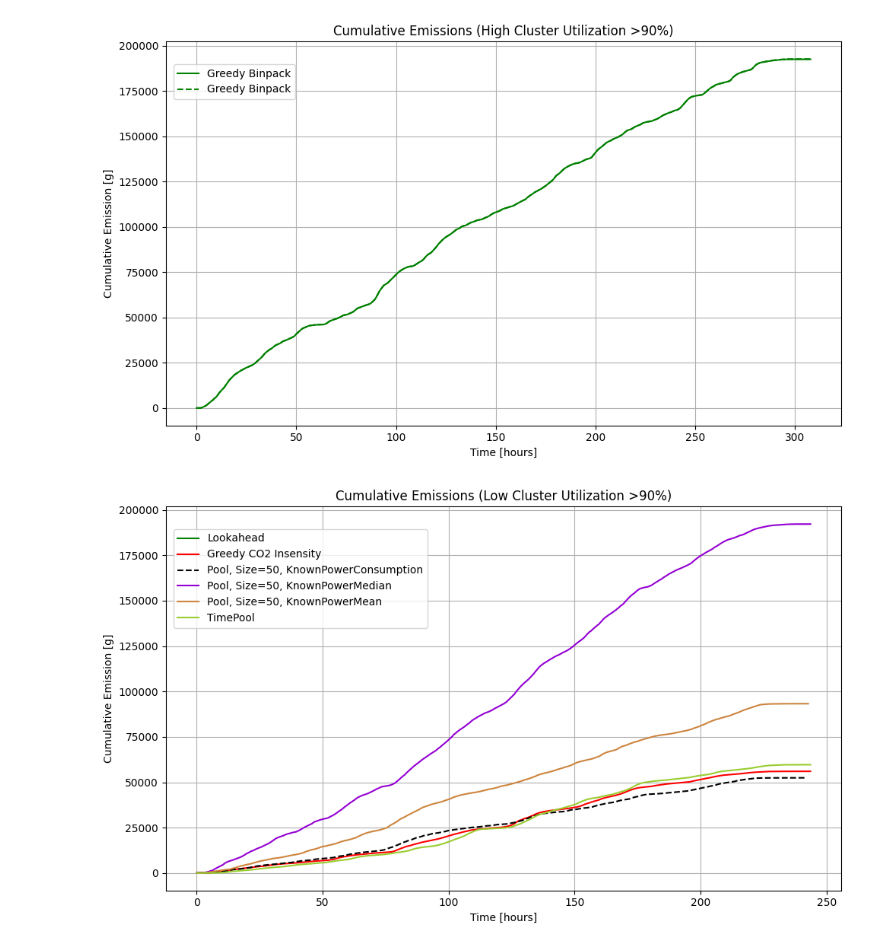
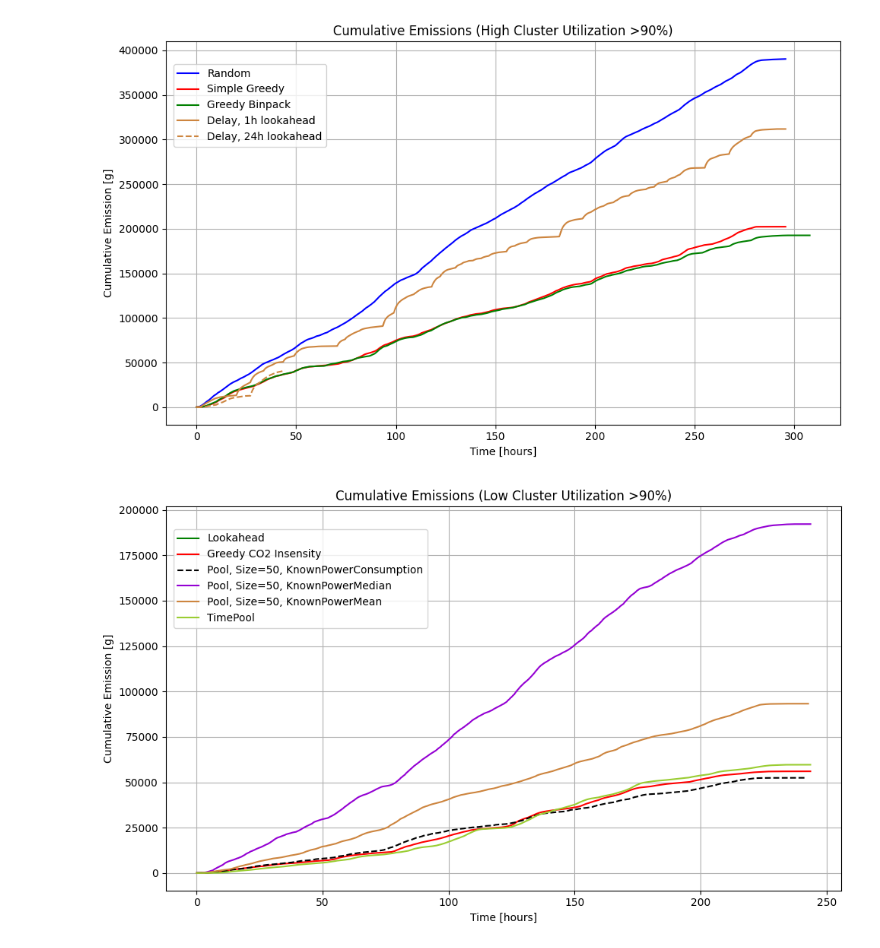
Before and after one commit to johankristianss/carbonsim, a Jupyter notebook: notebooks/AlgComparison.ipynb, the cells around one changed output. Saved outputs shown, nothing was run; the diff lists cells and outputs as text; code cells hidden in the pictures.

```diff
--- a/notebooks/AlgComparison.ipynb
+++ b/notebooks/AlgComparison.ipynb
@@ -17,13 +17,21 @@ greedy_binpack_df_emission = pd.read_csv(dir + '/greedy_binpack/scheduler.csv')
 greedy_binpack_df_emission['hours'] = greedy_binpack_df_emission['tick'] / 3600
 greedy_binpack_df_emission['cumulative_emission'] = greedy_binpack_df_emission['cumulative_emission']
 
+delay_df_emission = pd.read_csv(dir + '/delay/scheduler.csv')
+delay_df_emission['hours'] = delay_df_emission['tick'] / 3600
+delay_df_emission['cumulative_emission'] = delay_df_emission['cumulative_emission']
+
+delay_v2_df_emission = pd.read_csv(dir + '/delay_v2/scheduler.csv')
+delay_v2_df_emission['hours'] = delay_v2_df_emission['tick'] / 3600
+delay_v2_df_emission['cumulative_emission'] = delay_v2_df_emission['cumulative_emission']
+
 greedy2_binpack_df_emission = pd.read_csv(dir + '/greedy_binpack2/scheduler.csv')
 greedy2_binpack_df_emission['hours'] = greedy2_binpack_df_emission['tick'] / 3600
 greedy2_binpack_df_emission['cumulative_emission'] = greedy2_binpack_df_emission['cumulative_emission']
 
-#greedy_binpack_df_utilization = pd.read_csv(dir + '/greedy_binpack/scheduler.csv')
-#greedy_binpack_df_utilization['hours'] = greedy_binpack_df_utilization['tick'] / 3600
-#greedy_binpack_df_utilization['utilization'] = greedy_binpack_df_utilization['utilization'] * 100
+greedy_binpack_df_utilization = pd.read_csv(dir + '/greedy_binpack/scheduler.csv')
+greedy_binpack_df_utilization['hours'] = greedy_binpack_df_utilization['tick'] / 3600
+greedy_binpack_df_utilization['utilization'] = greedy_binpack_df_utilization['utilization'] * 100
 
 greedy_df_emission = pd.read_csv(dir + '/greedy/scheduler.csv')
 greedy_df_emission['hours'] = greedy_df_emission['tick'] / 3600
@@ -66,12 +74,14 @@ greedy_df_emission['cumulative_emission'] = greedy_df_emission['cumulative_emiss
 fig, ax1 = plt.subplots(figsize=(10, 6))
 
 # Plot cumulative emissions on the primary y-axis
-#ax1.plot(random_df_emission['hours'], random_df_emission['cumulative_emission'], label='Random', color='blue')
+ax1.plot(random_df_emission['hours'], random_df_emission['cumulative_emission'], label='Random', color='blue')
 #ax1.plot(lookahead_df_emission['hours'], lookahead_df_emission['cumulative_emission'], label='Lookahead', color='green')
 
-#ax1.plot(greedy_df_emission['hours'], greedy_df_emission['cumulative_emission'], label='Greedy CO2 Insensity', color='red')
+ax1.plot(greedy_df_emission['hours'], greedy_df_emission['cumulative_emission'], label='Simple Greedy', color='red')
 ax1.plot(greedy_binpack_df_emission['hours'], greedy_binpack_df_emission['cumulative_emission'], label='Greedy Binpack', color='green')
-ax1.plot(greedy2_binpack_df_emission['hours'], greedy2_binpack_df_emission['cumulative_emission'], label='Greedy Binpack', color='green', linestyle='dashed')
+#ax1.plot(greedy2_binpack_df_emission['hours'], greedy2_binpack_df_emission['cumulative_emission'], label='Greedy Binpack', color='green', linestyle='dashed')
+ax1.plot(delay_df_emission['hours'], delay_df_emission['cumulative_emission'], label='Delay, 1h lookahead', color='peru', linestyle='solid')
+ax1.plot(delay_v2_df_emission['hours'], delay_v2_df_emission['cumulative_emission'], label='Delay, 24h lookahead', color='peru', linestyle='dashed')
 #ax1.plot(timepool_df_emission['hours'], timepool_df_emission['cumulative_emission'], label='TimePool, Threshold=150W, MaxWaitTime=60s', color='peru')
 #ax1.plot(timepool2_df_emission['hours'], timepool2_df_emission['cumulative_emission'], label='TimePool, Threshold=100W, MaxWaitTime=2h', color='peru', linestyle='dashed')
 #ax1.plot(genetic_timepool_df_emission['hours'], genetic_timepool_df_emission['cumulative_emission'], label='Genetic TimePool, 120 s', color='yellowgreen', linestyle='solid')
@@ -90,34 +100,34 @@ ax1.plot(greedy2_binpack_df_emission['hours'], greedy2_binpack_df_emission['cumu
 ax1.set_xlabel('Time [hours]')
 ax1.set_ylabel('Cumulative Emission [g]', color='black')
 ax1.tick_params(axis='y', labelcolor='black')
 
 # Add the secondary y-axis for utilization
 #ax2 = ax1.twinx()
 #ax2.plot(df2['hours'], df2['utilization'], label='Random - Utilization', color='blue', linestyle='dashed')
 #ax2.plot(df4['hours'], df4['utilization'], label='Lookahead - Utilization', color='green', linestyle='dashed')
 #ax2.plot(df6['hours'], df6['utilization'], label='Greedy - Utilization', color='red', linestyle='dashed')
 #ax2.plot(df8['hours'], df8['utilization'], label='Pool - Utilization', color='red', linestyle='dashed')
 #ax2.set_ylabel('Utilization [%]', color='black')
 #ax2.tick_params(axis='y', labelcolor='black')
 
 # Add legends for both axes
 fig.legend(loc='upper left', bbox_to_anchor=(0.1, 0.9))
 ax1.grid(True)
 
 #plt.xlim(0, 40)
 #plt.ylim(0, 520000)
 
 # Add a title
 plt.title('Cumulative Emissions (High Cluster Utilization >90%)')
 
 # Show the plot
 plt.tight_layout()
 #plt.yscale('log')
 plt.show()
 
 # 307 hours total run time greedy binpack, and 295 hours greedy
 # %% [output]
-[figure, old version]
+[figure, new version]
 # %%
 import pandas as pd
 import matplotlib.pyplot as plt
```
Also changed, not shown: 7 other files.
